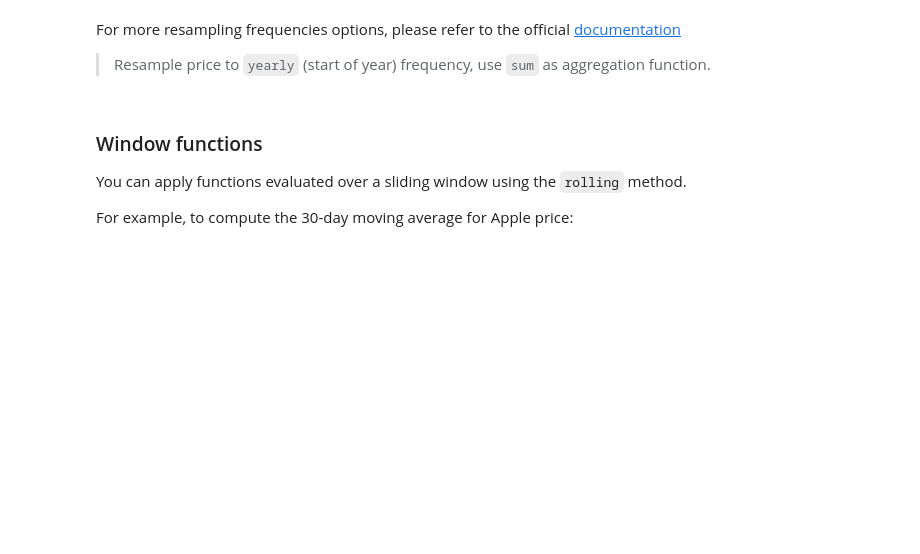
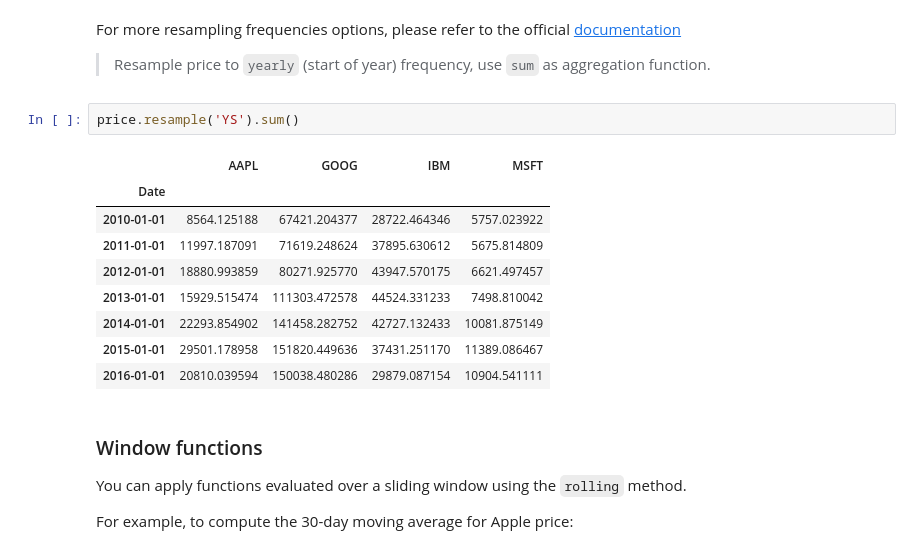
Before and after one commit to zey-2/5m-data-1.9-eda-advanced, a Jupyter notebook: notebooks/eda_advanced_lesson.ipynb, the cells around one changed output. Saved outputs shown, nothing was run; the diff lists cells and outputs as text; blank space fills up the shorter version.

```diff
--- a/notebooks/eda_advanced_lesson.ipynb
+++ b/notebooks/eda_advanced_lesson.ipynb
@@ -631,6 +696,18 @@ price_resampled.head()
 For more resampling frequencies options, please refer to the official [documentation](https://pandas.pydata.org/pandas-docs/stable/user_guide/timeseries.html#offset-aliases)
 
 > Resample price to `yearly` (start of year) frequency, use `sum` as aggregation function.
+# %%
+price.resample('YS').sum()
+# %% [output]
+|  | AAPL | GOOG | IBM | MSFT |
+| Date |  |  |  |  |
+| 2010-01-01 | 8564.125188 | 67421.204377 | 28722.464346 | 5757.023922 |
+| 2011-01-01 | 11997.187091 | 71619.248624 | 37895.630612 | 5675.814809 |
+| 2012-01-01 | 18880.993859 | 80271.925770 | 43947.570175 | 6621.497457 |
+| 2013-01-01 | 15929.515474 | 111303.472578 | 44524.331233 | 7498.810042 |
+| 2014-01-01 | 22293.854902 | 141458.282752 | 42727.132433 | 10081.875149 |
+| 2015-01-01 | 29501.178958 | 151820.449636 | 37431.251170 | 11389.086467 |
+| 2016-01-01 | 20810.039594 | 150038.480286 | 29879.087154 | 10904.541111 |
 # %% [markdown]
 ### Window functions
 
```
Also changed, not shown: parts of 11 cells of this notebook, 3 other files.
